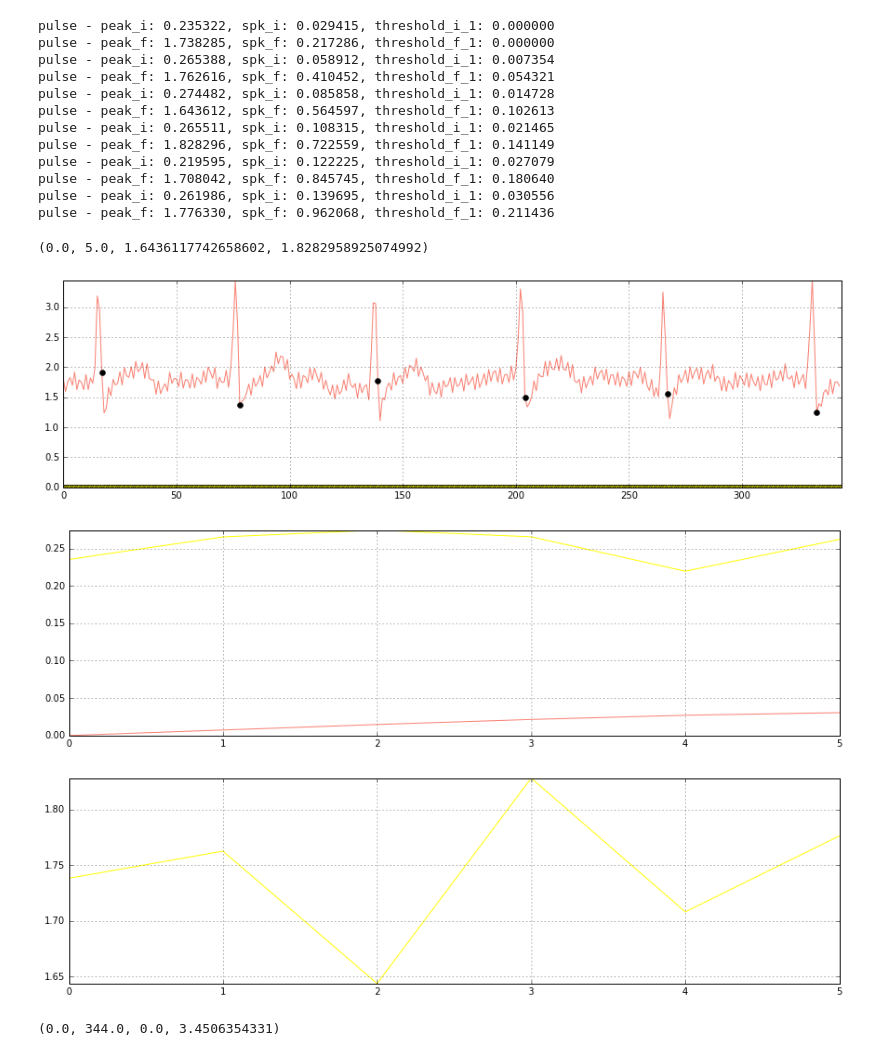
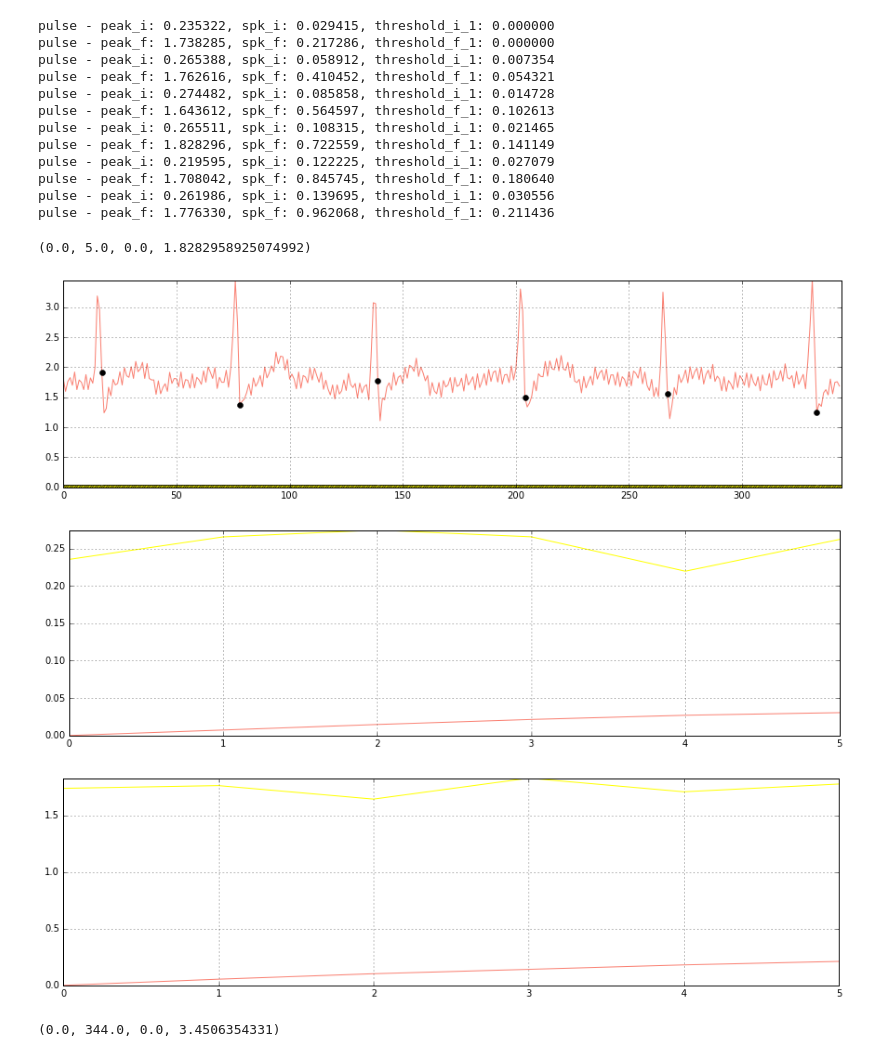
Before and after one commit to c-labpl/qrs_detector, a Jupyter notebook: QRSDetectorOffline.ipynb, the cells around one changed output. Cells and saved outputs as stored; diff of their text form; code cells hidden in the pictures.

```diff
--- a/QRSDetectorOffline.ipynb
+++ b/QRSDetectorOffline.ipynb
@@ -235,36 +235,36 @@ pulse - peak_f: 1.776330, spk_f: 0.962068, threshold_f_1: 0.211436
 # %%
 ## Plotting detected peaks - integrated signal.
 qrs_peak_indication_i = [0] * len(integrated_signal)
 for peak_i in qrs_peak_i:
     qrs_peak_indication_i[int(peak_i)] = raw_signal[int(peak_i)]
 
 noise_peak_indication_i = [0] * len(integrated_signal)
 for peak_i in noise_peak_i:
     noise_peak_indication_i[int(peak_i)] = raw_signal[int(peak_i)]
 
 plt.figure(figsize=(15,4))
 plt.plot(raw_signal, label="Integrated signal", color="salmon")
 plt.plot(qrs_peak_indication_i, 'ko')
 plt.plot(noise_peak_indication_i, 'yo')
 plt.grid(True)
 plt.axis("tight")
 
 plt.figure(figsize=(15,4))
 plt.plot(threshold_i_1_vals, color="salmon", label='Threshold i_1')
 plt.plot(peak_vals_i, color="yellow", label='Peak')
 plt.grid(True)
 plt.axis('tight')
 
 plt.figure(figsize=(15,4))
-plt.plot(threshold_f_1_vals[:-10], color="salmon", label='Threshold f_1')
+plt.plot(threshold_f_1_vals, color="salmon", label='Threshold f_1')
 plt.plot(peak_vals_f, color="yellow", label='Peak')
 plt.grid(True)
 plt.axis('tight')
 # %% [output]
-(0.0, 5.0, 1.6436117742658602, 1.8282958925074992)
+(0.0, 5.0, 0.0, 1.8282958925074992)
 [figure]
 [figure]
-[figure, old version]
+[figure, new version]
 # %%
 ## Plot everything.
 plt.figure(figsize=(15,18))
```
Also changed, not shown: 1 other file.
